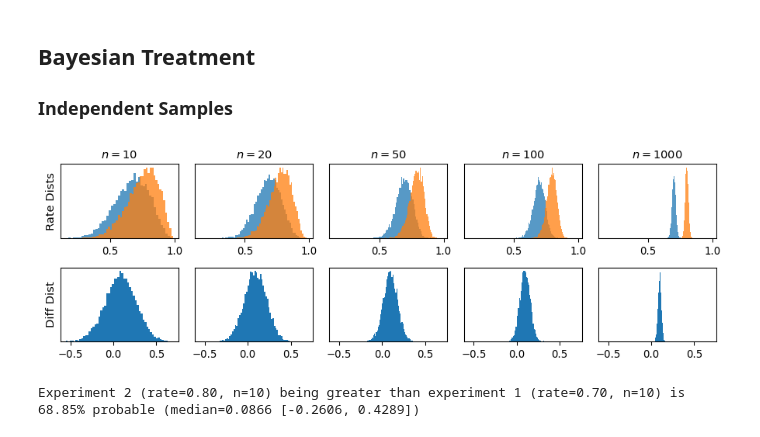
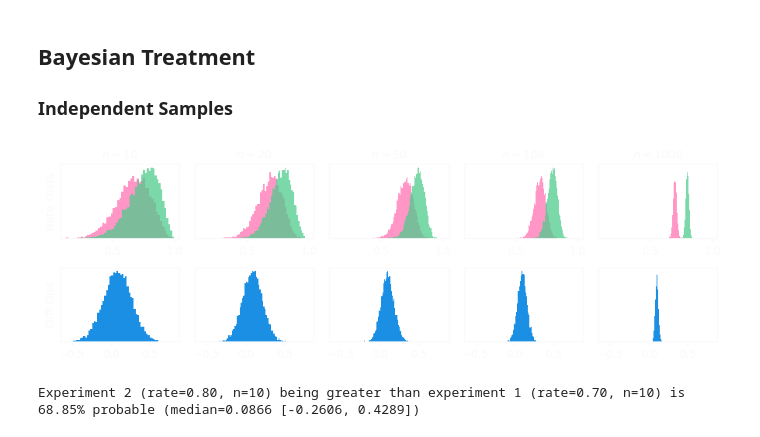
Before and after one commit to ioverho/ioverho.github.io, a Jupyter notebook: content/blog/Comparing Ratios/comparing_rates.ipynb, the cells around one changed output. Saved outputs shown, nothing was run; the diff lists cells and outputs as text; code cells hidden in the pictures.

```diff
--- a/content/blog/Comparing Ratios/comparing_rates.ipynb
+++ b/content/blog/Comparing Ratios/comparing_rates.ipynb
@@ -52,18 +52,29 @@ themes = {
         "color_text": "#181a20",
         "color_background": "#fafafa",
         "color_primary": "#1a8fe3",
+        "color_2": "#ff73b4",
+        "color_3": "#4fcb8c",
+        "color_4": "#fe9d3a",
     },
     "dark": {
         "color_text": "#fafafa",
         "color_background": "#181a20",
         "color_primary": "#1a8fe3",
+        "color_2": "#ff73b4",
+        "color_3": "#4fcb8c",
+        "color_4": "#fe9d3a",
     },
 }
 
-theme = "dark"
-color_text = themes[theme]["color_text"]
-color_background = themes[theme]["color_background"]
-color_primary = themes[theme]["color_primary"]
+
+def update_theme(theme: str) -> None:
+    globals()["theme"] = theme
+    globals()["color_text"] = themes[theme]["color_text"]
+    globals()["color_background"] = themes[theme]["color_background"]
+    globals()["color_primary"] = themes[theme]["color_primary"]
+    globals()["color_2"] = themes[theme]["color_2"]
+    globals()["color_3"] = themes[theme]["color_3"]
+    globals()["color_4"] = themes[theme]["color_4"]
 
 
 def color_axis(ax, color: str):
@@ -256,7 +271,7 @@ for col_num, n in enumerate([10, 20, 50, 100, 1000]):
     mu = np.mean(sampled_log_odds_ratio)
     sigma = np.std(sampled_log_odds_ratio)
     x = np.linspace(mu - 4 * sigma, mu + 4 * sigma, 1000)
-    axes[1, col_num].plot(x, scipy.stats.norm.pdf(x, mu, sigma), c=color_text, lw=1)
+    axes[1, col_num].plot(x, scipy.stats.norm.pdf(x, mu, sigma), c=color_text, lw=2)
 
     axes[1, col_num].set_xlim(-3, 3)
 
@@ -423,34 +451,50 @@ for col_num, n in enumerate([10, 20, 50, 100, 1000]):
         a=1 + num_wins_1, b=1 + num_losses_1, size=10000
     )
 
-    axes[0, col_num].hist(experiment_1_samples, bins="auto", density=True, alpha=0.75)
+    axes[0, col_num].hist(
+        experiment_1_samples,
+        bins="auto",
+        density=True,
+        alpha=0.75,
+        facecolor=color_2,
+    )
 
     num_losses_2, num_wins_2 = np.bincount(produce_samples_from_rate(rate=rate_2, n=n))
 
     experiment_2_samples = np.random.beta(
         a=1 + num_wins_2, b=1 + num_losses_2, size=10000
     )
 
-    axes[0, col_num].hist(experiment_2_samples, bins="auto", density=True, alpha=0.75)
+    axes[0, col_num].hist(
+        experiment_2_samples,
+        bins="auto",
+        density=True,
+        alpha=0.75,
+        facecolor=color_3,
+    )
 
     axes[0, col_num].set_yticks([])
 
     axes[0, col_num].set_title(f"$n={n}$", fontsize=11)
 
     axes[1, col_num].hist(
         experiment_2_samples - experiment_1_samples,
         bins="auto",
         density=True,
         alpha=1.0,
+        facecolor=color_primary,
     )
 
     axes[1, col_num].set_yticks([])
 
     if col_num == 0:
         axes[0, col_num].set_ylabel("Rate Dists", fontsize=11)
         axes[1, col_num].set_ylabel("Diff Dist", fontsize=11)
 
+    color_axis(axes[0, col_num], color=color_text)
+    color_axis(axes[1, col_num], color=color_text)
+
 fig.tight_layout()
 # %% [output]
-[figure, old version]
+[figure, new version]
 # %%
```
Also changed, not shown: parts of 28 cells of this notebook, 17 other files.
